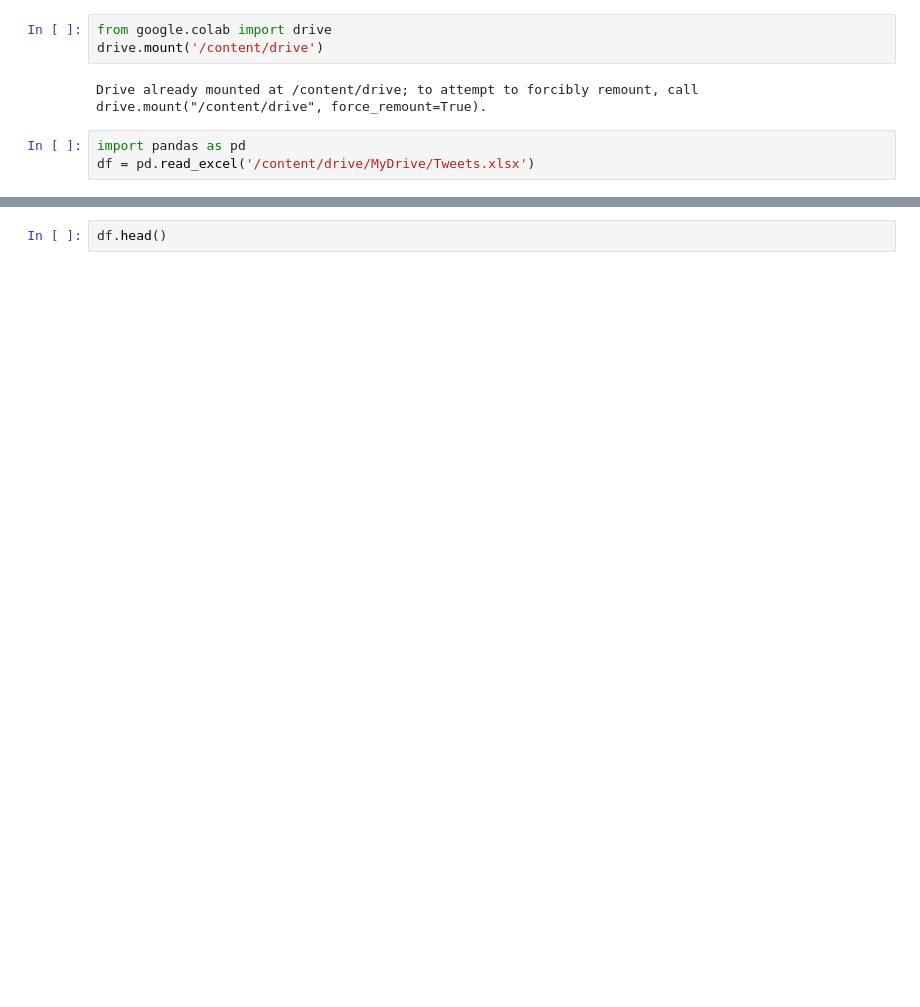
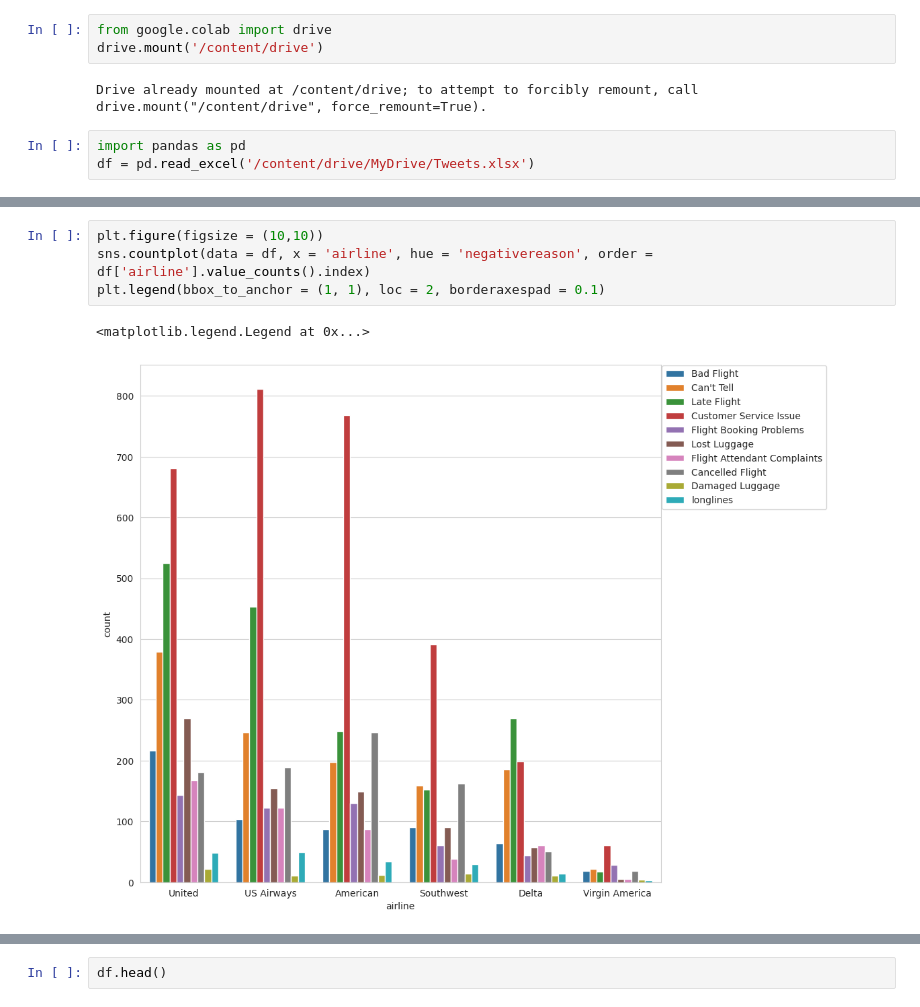
Before and after one commit to merlynmp/Airline-Sentiment-Analysis, a Jupyter notebook: airplane_python.ipynb, the cells around one changed output, grey strips where cells are left out. Saved outputs shown, nothing was run; the diff lists cells and outputs as text; blank space fills up the shorter version.

```diff
--- a/airplane_python.ipynb
+++ b/airplane_python.ipynb
@@ -8,0 +106,7 @@ df = pd.read_excel('/content/drive/MyDrive/Tweets.xlsx')
+# %%
+plt.figure(figsize = (10,10))
+sns.countplot(data = df, x = 'airline', hue = 'negativereason', order = df['airline'].value_counts().index)
+plt.legend(bbox_to_anchor = (1, 1), loc = 2, borderaxespad = 0.1)
+# %% [output]
+<matplotlib.legend.Legend at 0x...>
+[figure, added]
```
Also changed, not shown: parts of 32 cells of this notebook.
